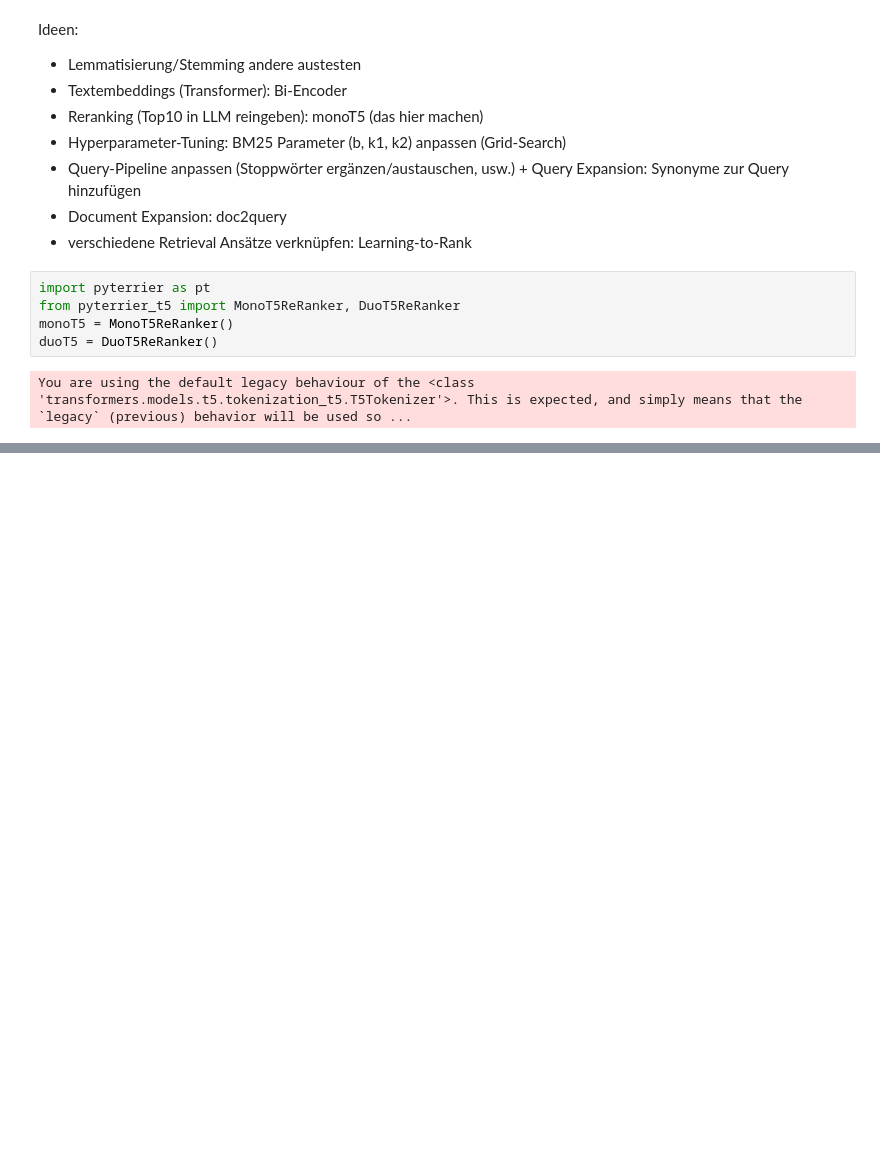
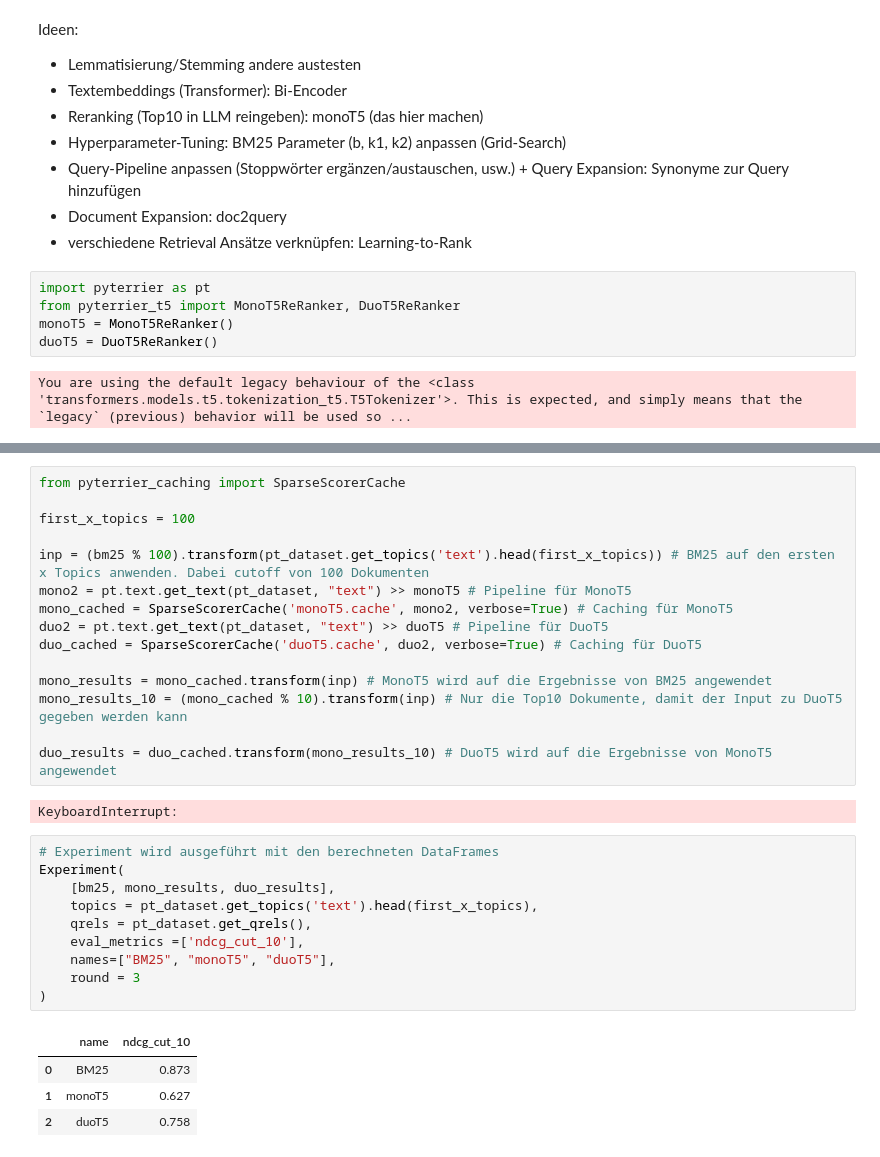
Before and after one commit to 01ill/ir_suchMaschinen, a Jupyter notebook: baseline-retrieval-system/baseline-retrieval-system.ipynb, the cells around one changed output, grey strips where cells are left out. Saved outputs shown, nothing was run; the diff lists cells and outputs as text; blank space fills up the shorter version.

```diff
--- a/baseline-retrieval-system/baseline-retrieval-system.ipynb
+++ b/baseline-retrieval-system/baseline-retrieval-system.ipynb
@@ -188,0 +198,32 @@ DbmRetrieverCache('monoT5.cache', Compose(Compose(RankCutoff(DbmRetrieverCache('
+# %%
+from pyterrier_caching import SparseScorerCache
+
+first_x_topics = 100
+
+inp = (bm25 % 100).transform(pt_dataset.get_topics('text').head(first_x_topics)) # BM25 auf den ersten x Topics anwenden. Dabei cutoff von 100 Dokumenten
+mono2 = pt.text.get_text(pt_dataset, "text") >> monoT5 # Pipeline für MonoT5
+mono_cached = SparseScorerCache('monoT5.cache', mono2, verbose=True) # Caching für MonoT5
+duo2 = pt.text.get_text(pt_dataset, "text") >> duoT5 # Pipeline für DuoT5
+duo_cached = SparseScorerCache('duoT5.cache', duo2, verbose=True) # Caching für DuoT5
+
+mono_results = mono_cached.transform(inp) # MonoT5 wird auf die Ergebnisse von BM25 angewendet
+mono_results_10 = (mono_cached % 10).transform(inp) # Nur die Top10 Dokumente, damit der Input zu DuoT5 gegeben werden kann
+
+duo_results = duo_cached.transform(mono_results_10) # DuoT5 wird auf die Ergebnisse von MonoT5 angewendet
+# %% [output]
+KeyboardInterrupt:
+# %%
+# Experiment wird ausgeführt mit den berechneten DataFrames
+Experiment(
+    [bm25, mono_results, duo_results],
+    topics = pt_dataset.get_topics('text').head(first_x_topics),
+    qrels = pt_dataset.get_qrels(),
+    eval_metrics =['ndcg_cut_10'],
+    names=["BM25", "monoT5", "duoT5"],
+    round = 3
+)
+# %% [output]
+|  | name | ndcg_cut_10 |
+| 0 | BM25 | 0.873 |
+| 1 | monoT5 | 0.627 |
+| 2 | duoT5 | 0.758 |
```
Also changed, not shown: parts of 9 cells of this notebook, 4 other files.
